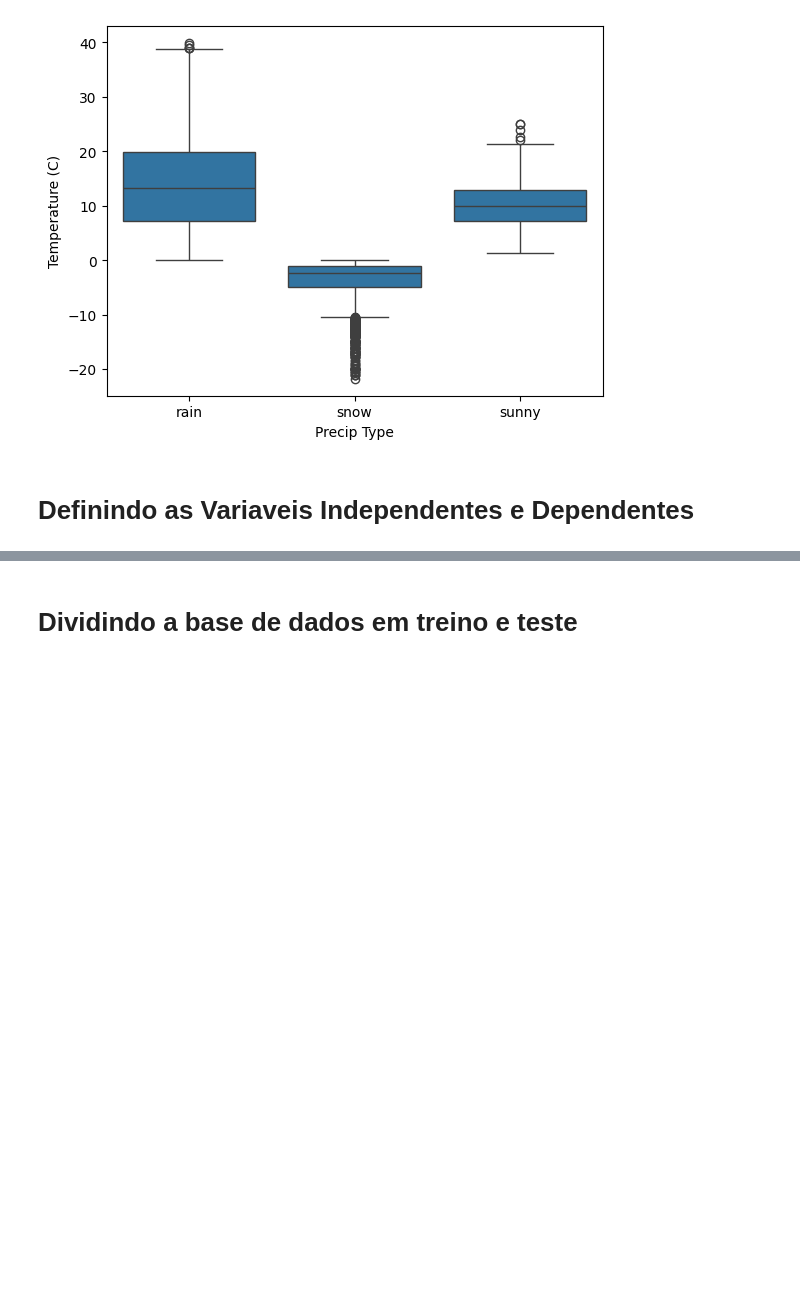
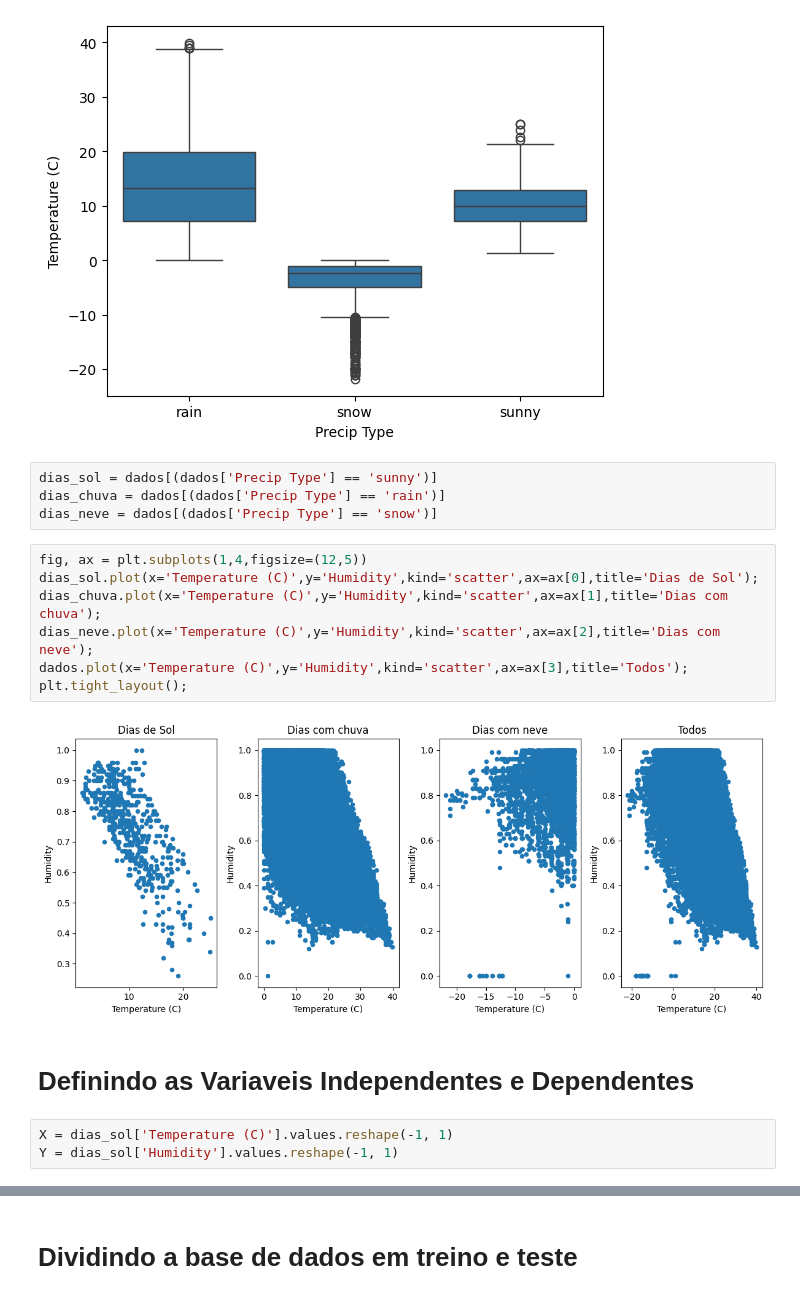
Before and after one commit to Saulo-Ferraz/PythonCodes, a Jupyter notebook: Atividade_Regressão_Multilinear_Saulo_Raphael.ipynb, the cells around one changed output, grey strips where cells are left out. Drawn from its saved outputs; the diff is of its cells as text; blank space fills up the shorter version.

```diff
--- a/Atividade_Regressão_Multilinear_Saulo_Raphael.ipynb
+++ b/Atividade_Regressão_Multilinear_Saulo_Raphael.ipynb
@@ -88,5 +88,21 @@ sns.boxplot(data=dados,y='Temperature (C)',x='Precip Type')
 # %% [output]
 <Axes: xlabel='Precip Type', ylabel='Temperature (C)'>
 [figure]
+# %%
+dias_sol = dados[(dados['Precip Type'] == 'sunny')]
+dias_chuva = dados[(dados['Precip Type'] == 'rain')]
+dias_neve = dados[(dados['Precip Type'] == 'snow')]
+# %%
+fig, ax = plt.subplots(1,4,figsize=(12,5))
+dias_sol.plot(x='Temperature (C)',y='Humidity',kind='scatter',ax=ax[0],title='Dias de Sol');
+dias_chuva.plot(x='Temperature (C)',y='Humidity',kind='scatter',ax=ax[1],title='Dias com chuva');
+dias_neve.plot(x='Temperature (C)',y='Humidity',kind='scatter',ax=ax[2],title='Dias com neve');
+dados.plot(x='Temperature (C)',y='Humidity',kind='scatter',ax=ax[3],title='Todos');
+plt.tight_layout();
+# %% [output]
+[figure, added]
 # %% [markdown]
 # Definindo as Variaveis Independentes e Dependentes
+# %%
+X = dias_sol['Temperature (C)'].values.reshape(-1, 1)
+Y = dias_sol['Humidity'].values.reshape(-1, 1)
```
Also changed, not shown: parts of 24 cells of this notebook.
